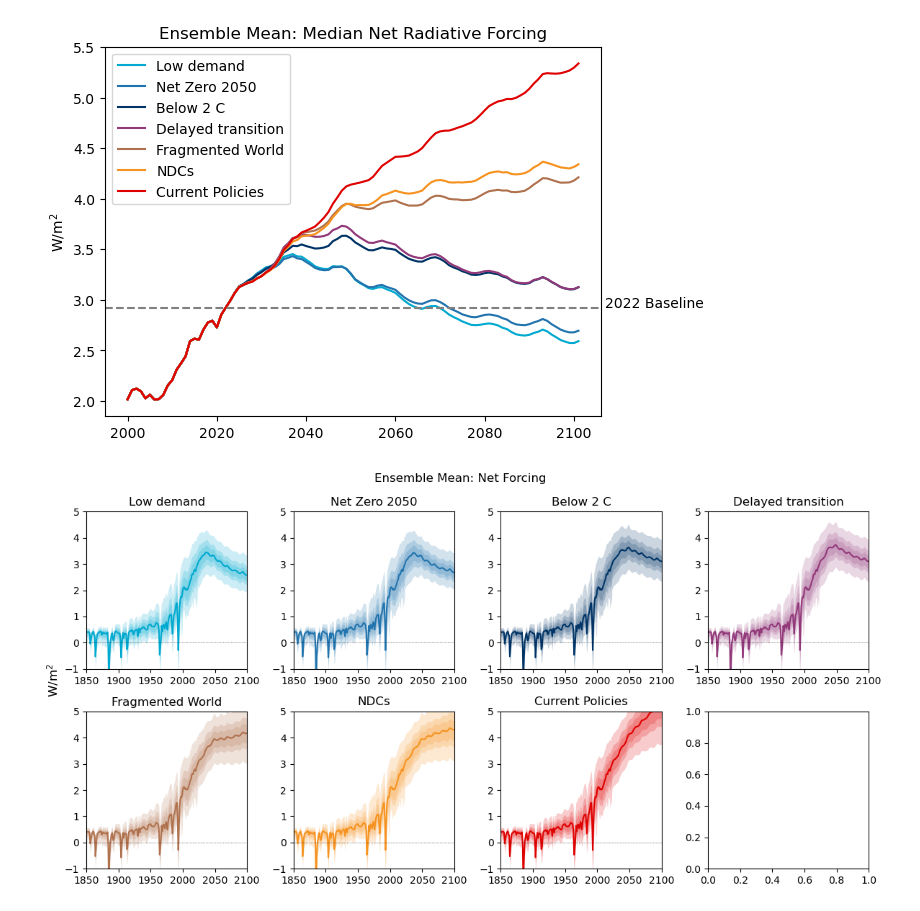
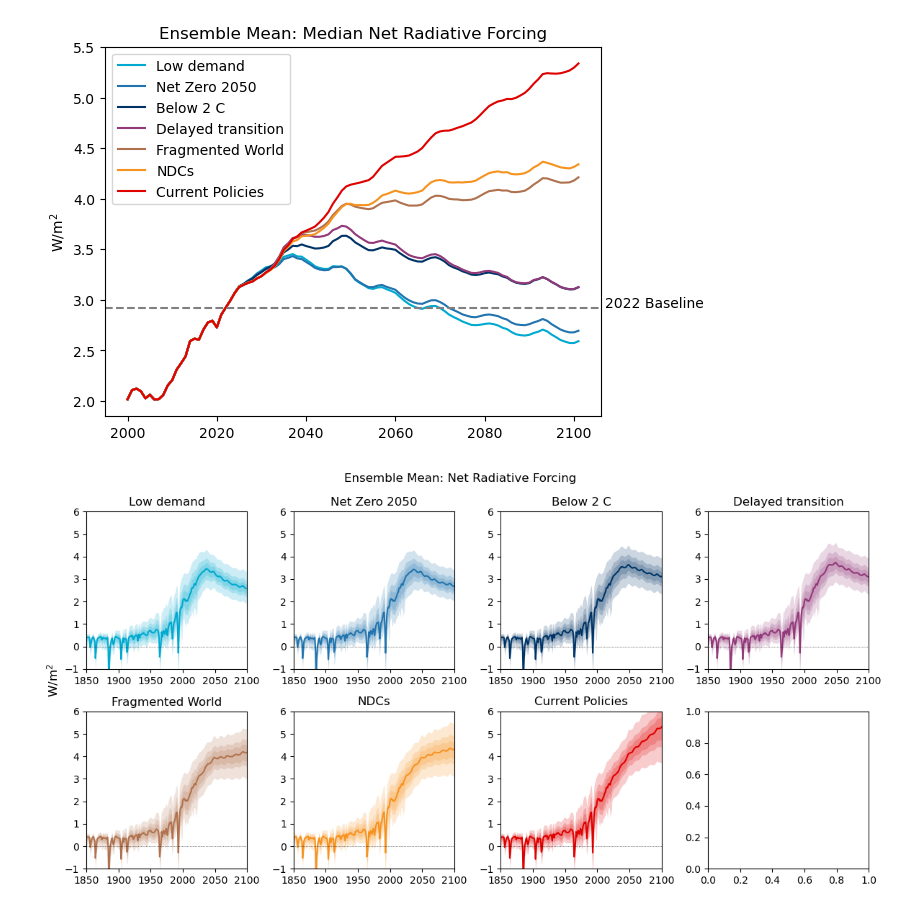
Before and after one commit to ericasimon16/woodwell_internship, a Jupyter notebook: ensemble_mean.ipynb, the cells around one changed output. Cells and saved outputs as stored; diff of their text form; code cells hidden in the pictures.

Commit message:
saving plots

```diff
--- a/ensemble_mean.ipynb
+++ b/ensemble_mean.ipynb
@@ -438,33 +438,33 @@ for i, scenario in enumerate(scenario_order):
                 pp[0],
                 axis=1,
             ),
             np.percentile(
                 ens_mean_forc_sum.forcing.loc[dict(scenario=scenario)],
                 pp[1],
                 axis=1,
             ),
             color=NGFS_colors[scenario],
             alpha=0.2,
             lw=0
         )
 
     ax[i // 4, i % 4].plot(
         ens_mean_forc_sum.timebounds,
         np.median(
             ens_mean_forc_sum.forcing.loc[dict(scenario=scenario)],
             axis=1,
         ),
         color=NGFS_colors[scenario],
     )
     ax[i // 4, i % 4].set_xlim(1850, 2100)
-    ax[i // 4, i % 4].set_ylim(-1, 5)
+    ax[i // 4, i % 4].set_ylim(-1, 6)
     ax[i // 4, i % 4].axhline(0, color="k", ls=":", lw=0.5)
     ax[i // 4, i % 4].set_title(scenario)
 
-plt.suptitle('Ensemble Mean: Net Forcing')
+plt.suptitle('Ensemble Mean: Net Radiative Forcing')
 fig.supylabel('W/m$^2$')
 fig.tight_layout()
 
 plt.savefig('plots/ens_mean/prob_forcing_timeseries.png')
 # %% [output]
-[figure, old version]
+[figure, new version]
```
Also changed, not shown: parts of 1 cell of this notebook, 9 other files.
